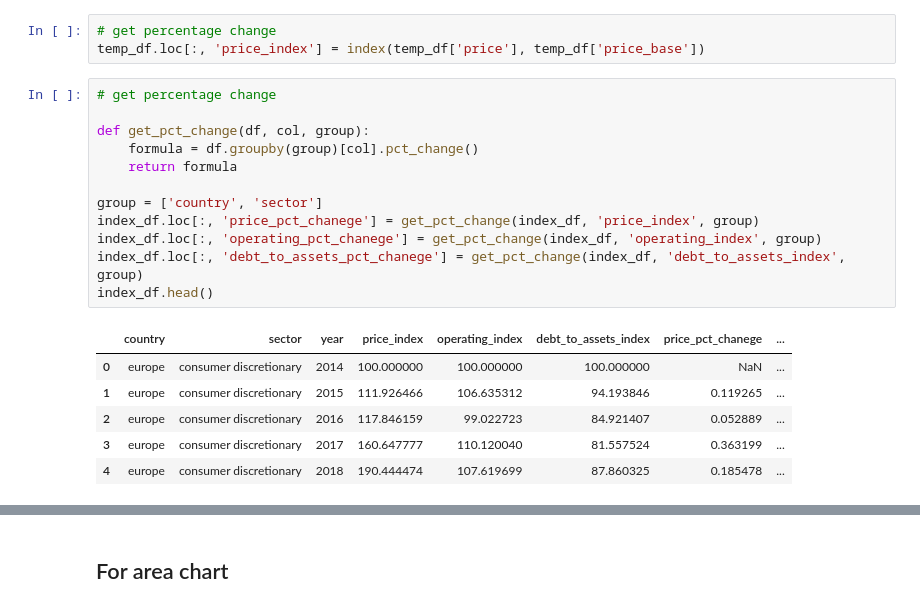
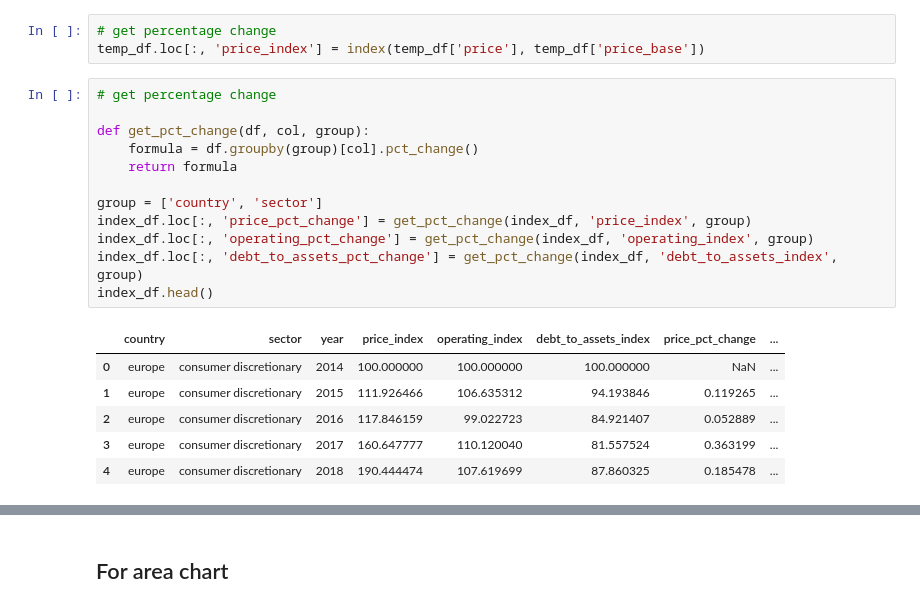
Before and after one commit to AnushaGooda/Data_Viz_MTP, a Jupyter notebook: scripts/data_preparation.ipynb, the cells around one changed output, grey strips where cells are left out. Drawn from its saved outputs; the diff is of its cells as text.

```diff
--- a/scripts/data_preparation.ipynb
+++ b/scripts/data_preparation.ipynb
@@ -382,17 +382,17 @@ temp_df.loc[:, 'price_index'] = index(temp_df['price'], temp_df['price_base'])
 # %%
 # get percentage change
 
 def get_pct_change(df, col, group):
     formula = df.groupby(group)[col].pct_change()
     return formula
 
 group = ['country', 'sector']
-index_df.loc[:, 'price_pct_chanege'] = get_pct_change(index_df, 'price_index', group)
-index_df.loc[:, 'operating_pct_chanege'] = get_pct_change(index_df, 'operating_index', group)
-index_df.loc[:, 'debt_to_assets_pct_chanege'] = get_pct_change(index_df, 'debt_to_assets_index', group)
+index_df.loc[:, 'price_pct_change'] = get_pct_change(index_df, 'price_index', group)
+index_df.loc[:, 'operating_pct_change'] = get_pct_change(index_df, 'operating_index', group)
+index_df.loc[:, 'debt_to_assets_pct_change'] = get_pct_change(index_df, 'debt_to_assets_index', group)
 index_df.head()
 # %% [output]
-|  | country | sector | year | price_index | operating_index | debt_to_assets_index | price_pct_chanege | ... |
+|  | country | sector | year | price_index | operating_index | debt_to_assets_index | price_pct_change | ... |
 | 0 | europe | consumer discretionary | 2014 | 100.000000 | 100.000000 | 100.000000 | NaN | ... |
 | 1 | europe | consumer discretionary | 2015 | 111.926466 | 106.635312 | 94.193846 | 0.119265 | ... |
 | 2 | europe | consumer discretionary | 2016 | 117.846159 | 99.022723 | 84.921407 | 0.052889 | ... |
```
Also changed, not shown: parts of 2 cells of this notebook, 6 other files.
